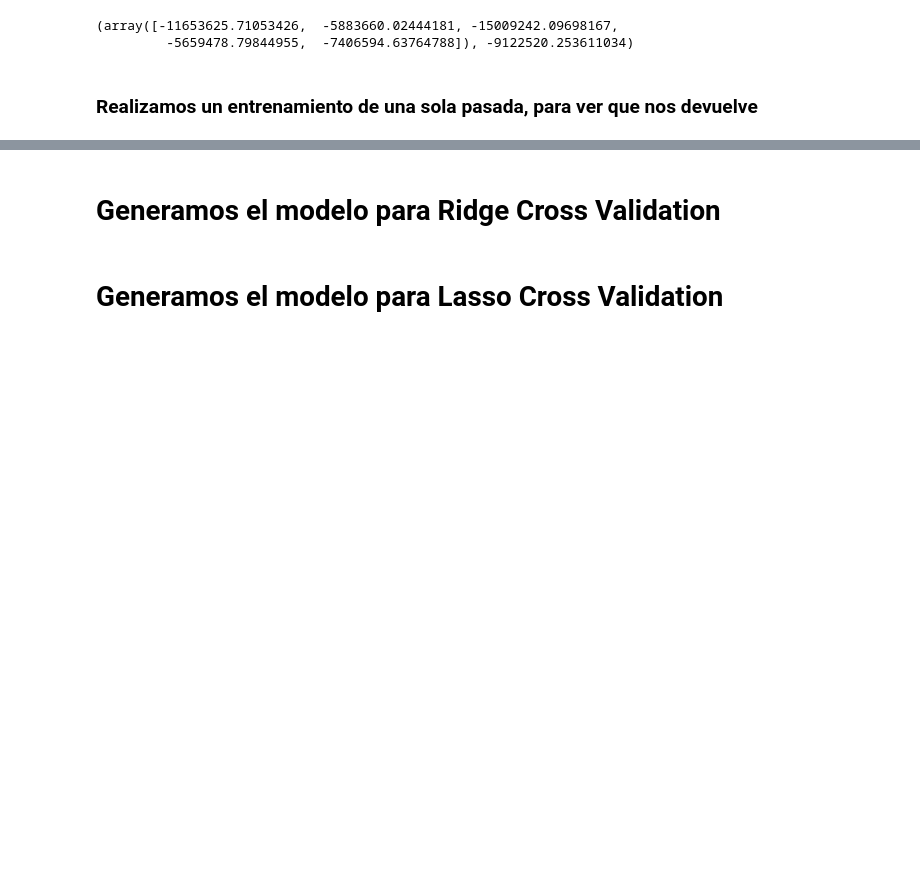
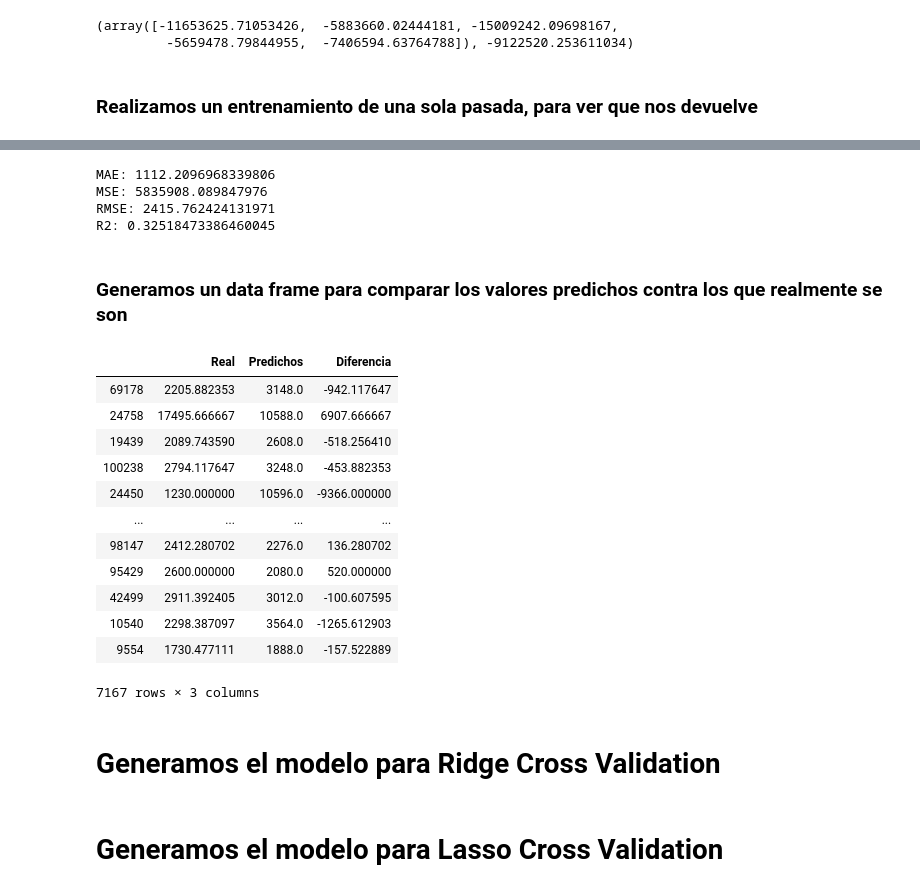
Before and after one commit to rdgagliano/DataScience-Grupo3, a Jupyter notebook: Desafio_2_1.ipynb, the cells around one changed output, grey strips where cells are left out. Cells and saved outputs as stored; diff of their text form; code cells hidden in the pictures; blank space fills up the shorter version.

Commit message:
Correcciones en el modelo de regresion lineal
Ajustes en el modelo de la regresion lineal sin k.fold

```diff
--- a/Desafio_2_1.ipynb
+++ b/Desafio_2_1.ipynb
@@ -327,5 +327,5 @@ regresionLineal_scores, regresionLineal_scores.mean()
 # %% [markdown]
 ### Realizamos un entrenamiento de una sola pasada, para ver que nos devuelve
 # %%
-regresionLineal_model = regresionLineal.fit(X_train_normalizado, y_train)
+regresionLineal_model = regresionLineal.fit(X_train, y_train)
 # %%
@@ -355,0 +358,4 @@ array([-9.66136484e+04, -4.44932350e+04,  1.23394679e+04,  6.30325561e+16,
+# %%
+#intentamos predecir
+regresionLineal_predicciones = regresionLineal_model.predict(X_test)
+regresionLineal_predicciones
@@ -356,3 +383,35 @@ array([-9.66136484e+04, -4.44932350e+04,  1.23394679e+04,  6.30325561e+16,
+# %%
+print ('MAE:', metrics.mean_absolute_error(y_test_array, regresionLineal_predicciones))
+print ('MSE:', metrics.mean_squared_error(y_test, regresionLineal_predicciones))
+print ('RMSE:', np.sqrt(metrics.mean_squared_error(y_test, regresionLineal_predicciones)))
+print ('R2:', metrics.r2_score(y_test, regresionLineal_predicciones))
+# %% [output]
+MAE: 1112.2096968339806
+MSE: 5835908.089847976
+RMSE: 2415.762424131971
+R2: 0.32518473386460045
+# %% [markdown]
+### Generamos un data frame para comparar los valores predichos contra los que realmente se son
+# %%
+df_regresion_lineal_prediccion_vs_real = pd.DataFrame({'Real': y_test, \
+                                                       'Predichos': regresionLineal_predicciones.flatten()})
+df_regresion_lineal_prediccion_vs_real['Diferencia'] = df_regresion_lineal_prediccion_vs_real['Real'] - \
+                                                        df_regresion_lineal_prediccion_vs_real['Predichos']
+df_regresion_lineal_prediccion_vs_real
+# %% [output]
+|  | Real | Predichos | Diferencia |
+| 69178 | 2205.882353 | 3148.0 | -942.117647 |
+| 24758 | 17495.666667 | 10588.0 | 6907.666667 |
+| 19439 | 2089.743590 | 2608.0 | -518.256410 |
+| 100238 | 2794.117647 | 3248.0 | -453.882353 |
+| 24450 | 1230.000000 | 10596.0 | -9366.000000 |
+| ... | ... | ... | ... |
+| 98147 | 2412.280702 | 2276.0 | 136.280702 |
+| 95429 | 2600.000000 | 2080.0 | 520.000000 |
+| 42499 | 2911.392405 | 3012.0 | -100.607595 |
+| 10540 | 2298.387097 | 3564.0 | -1265.612903 |
+| 9554 | 1730.477111 | 1888.0 | -157.522889 |
+7167 rows × 3 columns
 # %% [markdown]
 # Generamos el modelo para Ridge Cross Validation
 # %%
```
Also changed, not shown: parts of 9 cells of this notebook.
